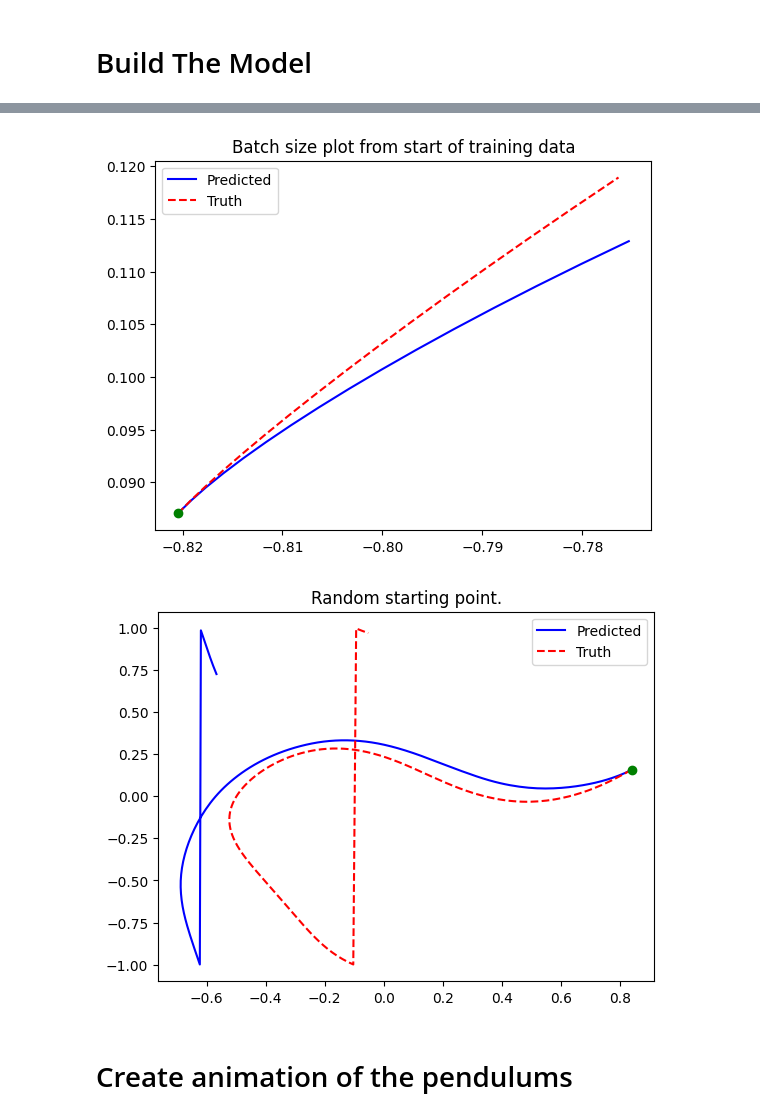
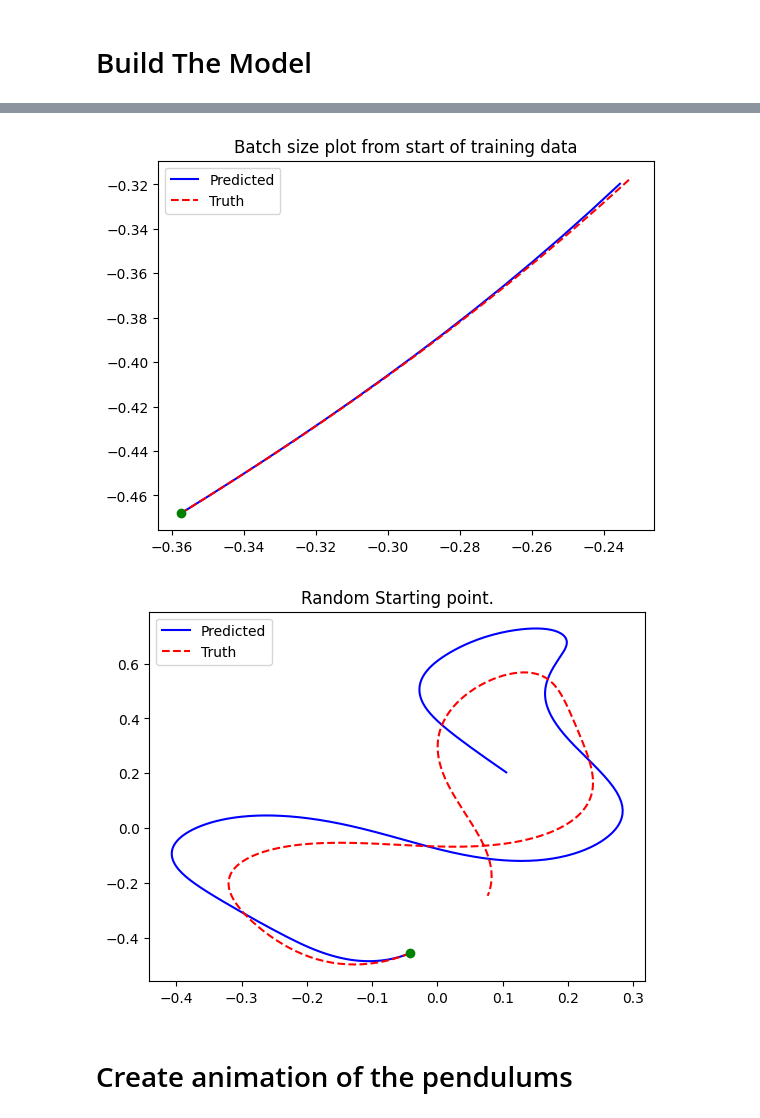
Before and after one commit to jakedorman64/internship, a Jupyter notebook: Double_Pendulum_NeuralODE.ipynb, the cells around one changed output, grey strips where cells are left out. Saved outputs shown, nothing was run; the diff lists cells and outputs as text; code cells hidden in the pictures.

```diff
--- a/Double_Pendulum_NeuralODE.ipynb
+++ b/Double_Pendulum_NeuralODE.ipynb
@@ -122,7 +123,11 @@ tsteps = jnp.linspace(0, total_time, data_points)
 # %%
-# Generate our data:
+"""Generate and print our data."""
+
+# Make our time array:
+tsteps = jnp.linspace(0, total_time, data_points)
+
+init = generate_initial_point(False)
 generated_data = odeint(dy_dt, init, tsteps, g)
-
 plt.plot(generated_data[:, 0], generated_data[:, 1])
 # %% [output]
 [<matplotlib.lines.Line2D at 0x...>]
@@ -205,14 +222,13 @@ class TrainingState(NamedTuple):
   params: hk.Params
   opt_state: optax.OptState
 # %%
-# Define the neural network.
+"""Define the neural network and set our optimizer."""
+
 def FeedForward(x):
   mlp = hk.Sequential([
-      hk.Linear(32), jax.nn.sigmoid,
       hk.Linear(32), jax.nn.relu,
-      hk.Linear(32), jax.nn.sigmoid,
       hk.Linear(32), jax.nn.relu,
-      hk.Linear(32), jax.nn.sigmoid,
+      hk.Linear(32), jax.nn.relu,
       hk.Linear(2),
   ])
   return mlp(x)
@@ -342,22 +356,26 @@ plt.plot(val_loss_list, color="red")
 # %%
-# Generate data from our neural network. odeint doesn't know to normalise it, so we will normalise it in the same way as before.
-# Our initial value will be the first point in our normalised data array.
+"""Create graphs showing how well our model does, and evaluate loss from each of these graphs."""
 
-full_steps = np.array([dt*i for i in range(data_points)])
+# How many points to print / generate for our graphs.
+display_data_points = 256
 
-predicted_data = odeint(nn_predict, normalised_data[0], full_steps, state.params)
+# Our first graph will be comparing the full length of training data to predictions of this.
+predicted_data = odeint(nn_predict, normalised_data[0], tsteps, state.params)
 predicted_data = normalise_predictions(predicted_data)
 
+# Print the loss on this full length of the dataset.
 print("total dataset loss: ", jnp.power(normalised_data[:,:2] - predicted_data[:,:2], 2).mean())
 
-plt.plot(predicted_data[:320, 0], predicted_data[:320, 1], color="blue", label="Predicted")
-plt.plot(normalised_data[:320, 0], normalised_data[:320, 1], color="red", label="Truth", linestyle="dashed")
+# The graph looks very messy if the number of points is large, so we only print the first display_data_points of the data.
+plt.plot(predicted_data[:display_data_points, 0], predicted_data[:display_data_points, 1], color="blue", label="Predicted")
+plt.plot(normalised_data[:display_data_points, 0], normalised_data[:display_data_points, 1], color="red", label="Truth", linestyle="dashed")
 plt.plot(normalised_data[0,0], normalised_data[0,1], "o", color="green")
 plt.legend()
 plt.title("plot from start of training data")
 plt.show()
 plt.close()
 
+# The second graph will be using the same generated data, but only displaying as many points as are in the prediction batches.
 plt.plot(predicted_data[:prediction_batch_size, 0], predicted_data[:prediction_batch_size, 1], color="blue", label="Predicted")
 plt.plot(normalised_data[:prediction_batch_size, 0], normalised_data[:prediction_batch_size, 1], color="red", label="Truth", linestyle="dashed")
 plt.plot(normalised_data[0,0], normalised_data[0,1], "o", color="green")
@@ -366,45 +384,23 @@ plt.title("Batch size plot from start of training data")
 plt.show()
 plt.close()
 
-# Generate a plot from a random starting position
-# Generate our initial datapoint. This is all the same code as to generate the original sequence. I should make this a function.
-key, subkey = random.split(random.PRNGKey(int(time.time())))
-theta_1_eval = random.uniform(key, minval = 0, maxval = 2 * pi)
-theta_2_eval = random.uniform(subkey, minval = 0, maxval = 2 * pi)
+# The final graph will be from a newly generated set of data.
 
-key, subkey = random.split(key)
-omega_1_eval = random.uniform(key, minval = -5, maxval = 5)
-omega_2_eval = random.uniform(key, minval = -5, maxval = 5)
+# Generate our initial datapoints and normalise these.
+init_eval = generate_initial_point(False, perturb=0.1)
+generated_eval_data = odeint(dy_dt, init_eval, tsteps, g)
+normalised_eval_data = normalise_data(generated_eval_data)
 
-init_eval = jnp.array([theta_1_eval, theta_2_eval, omega_1_eval, omega_2_eval])
-
-tsteps_eval = jnp.linspace(0, 320 * 0.01, 320)
-
-eval_data = odeint(dy_dt, init_eval, tsteps_eval, g)
-
-# And generate our time array. We will make it 20 times longer than our prediction batch.
-
-# Normalise this data.
-# Normalise our generated data. We normalise the angles by modulo-ing the angles by 2 pi, dividing by pi (so that values are between 0 and 2), and then subtracting 1,
-# so that the valeus are between -1 and 1.
-normalised_eval_data = eval_data
-normalised_eval_data = normalised_eval_data.at[:,:2].apply(modulo_two_pi)
-normalised_eval_data = normalised_eval_data.at[:,:2].divide(pi)
-normalised_eval_data = normalised_eval_data.at[:,:2].add(-1)
-# To normalise the angular velocities, divide by pi.
-normalised_eval_data = normalised_eval_data.at[:,2:].divide(pi)
-
-# Generate our predictions from this random data:
-
-predicted_eval_data = odeint(nn_predict, normalised_eval_data[0], tsteps_eval, state.params)
+# Use our network to make predictions on this and normalise those.
+predicted_eval_data = odeint(nn_predict, normalised_eval_data[0], tsteps, state.params)
 predicted_eval_data = normalise_predictions(predicted_eval_data)
 
 # Plot this data
-plt.plot(predicted_eval_data[:160, 0], predicted_eval_data[:160, 1], color="blue", label="Predicted")
-plt.plot(normalised_eval_data[:160, 0], normalised_eval_data[:160, 1], color="red", label="Truth", linestyle="dashed")
+plt.plot(predicted_eval_data[:display_data_points, 0], predicted_eval_data[:display_data_points, 1], color="blue", label="Predicted")
+plt.plot(normalised_eval_data[:display_data_points, 0], normalised_eval_data[:display_data_points, 1], color="red", label="Truth", linestyle="dashed")
 plt.plot(normalised_eval_data[0,0], normalised_eval_data[0,1], "o", color="green")
 plt.legend()
-plt.title("Random starting point.")
+plt.title("Random Starting point.")
 plt.show()
 plt.close()
 # %% [output]
@@ -413,5 +409,5 @@ total dataset loss:  0.54558975
-[figure, old version]
+[figure, new version]
-[figure, old version]
+[figure, new version]
 # %% [markdown]
 # Create animation of the pendulums
 # %%
```
Also changed, not shown: parts of 19 cells of this notebook.
